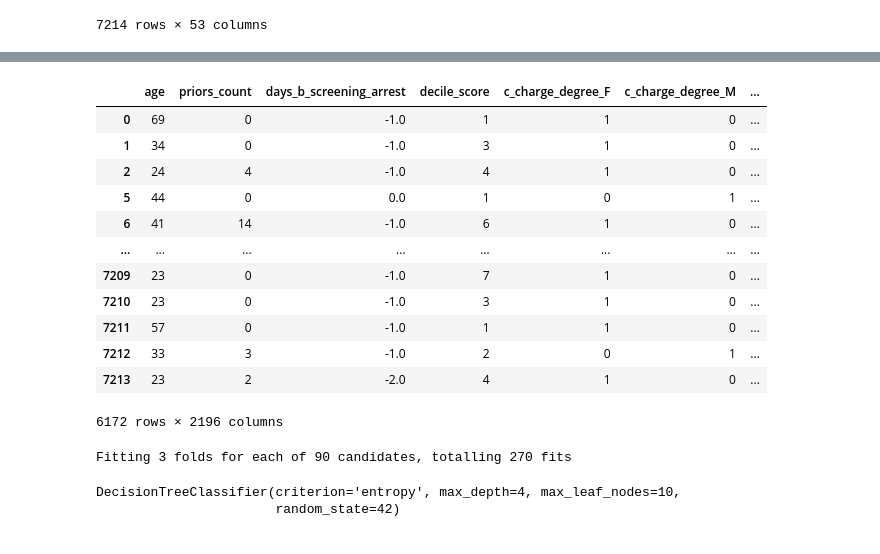
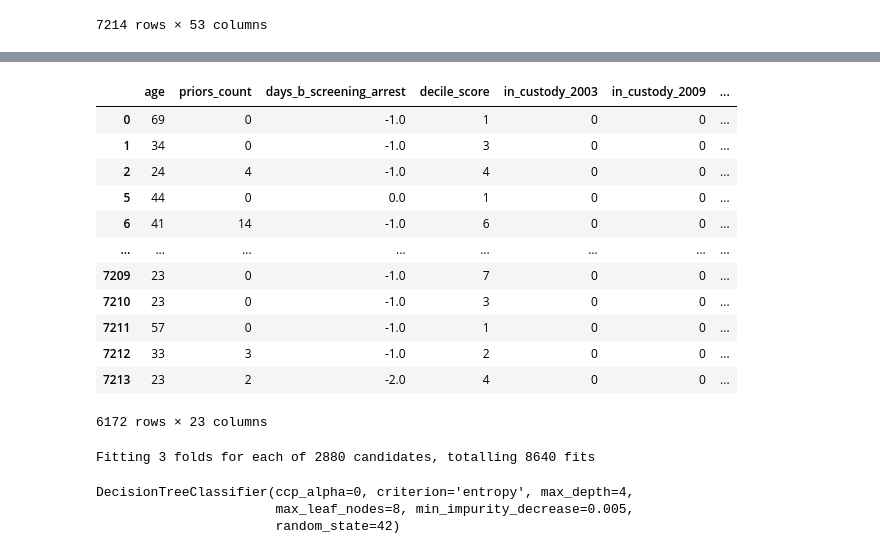
Before and after one commit to uknowwho/pafer, a Jupyter notebook: pafer-compas-other.ipynb, the cells around one changed output, grey strips where cells are left out. Drawn from its saved outputs; the diff is of its cells as text; code cells hidden in the pictures.

```diff
--- a/pafer-compas-other.ipynb
+++ b/pafer-compas-other.ipynb
@@ -52,18 +56,20 @@ compas_X = compas.drop("two_year_recid", axis=1)
 # %%
-compas_X = compas_X[["age", "race", "c_charge_degree", "age_cat", "score_text", "sex", "priors_count",
-                    "days_b_screening_arrest", "decile_score", "sex", "race", "in_custody", "out_custody"]]
+compas_X = compas_X[["age", "c_charge_degree", "age_cat", "score_text", "sex", "priors_count",
+                    "days_b_screening_arrest", "decile_score", "race", "in_custody", "out_custody"]]
 # %%
-# # convert dates to just years and numerical types
-# def date_to_justyear(date):
-#     if type(date) == str:
-#         return int(date[:4])
+# convert dates to just years and numerical types
+def date_to_justyear(date):
+    if type(date) == str:
+        return int(date[:4])
 
-#     return date
+    return date
 
-# for column in ["c_jail_in", "c_jail_out"]:
-#     compas_X[column] = compas_X[column].apply(func=date_to_justyear, convert_dtype=True)
+for column in ["in_custody", "out_custody"]:
+    compas_X[column] = compas_X[column].apply(func=date_to_justyear, convert_dtype=True)
 # %%
 # separate sensitive attributes
 compas_sex = compas_X["sex"]
 compas_race = compas_X["race"]
-compas_X = compas_X.drop(["race", "sex"], axis=1)
+compas_age = compas_X["age"]
+compas_age_cat = compas_X["age_cat"]
+compas_X = compas_X.drop(["race", "sex", "age", "age_cat"], axis=1)
@@ -70,18 +78,21 @@ compas_X = compas_X.drop(["race", "sex"], axis=1)
+# %%
+# impute the numerical missing values with the median
+compas_X = compas_X.fillna(compas_X.median())
 # %%
 # convert to one-hot-encoding
-compas_cat_X = pd.get_dummies(compas_X)
+compas_cat_X = pd.get_dummies(compas_X, columns=["in_custody", "out_custody", "c_charge_degree", "score_text"])
 compas_cat_X
 # %% [output]
-|  | age | priors_count | days_b_screening_arrest | decile_score | c_charge_degree_F | c_charge_degree_M | ... |
-| 0 | 69 | 0 | -1.0 | 1 | 1 | 0 | ... |
-| 1 | 34 | 0 | -1.0 | 3 | 1 | 0 | ... |
-| 2 | 24 | 4 | -1.0 | 4 | 1 | 0 | ... |
-| 5 | 44 | 0 | 0.0 | 1 | 0 | 1 | ... |
-| 6 | 41 | 14 | -1.0 | 6 | 1 | 0 | ... |
+|  | age | priors_count | days_b_screening_arrest | decile_score | in_custody_2003 | in_custody_2009 | ... |
+| 0 | 69 | 0 | -1.0 | 1 | 0 | 0 | ... |
+| 1 | 34 | 0 | -1.0 | 3 | 0 | 0 | ... |
+| 2 | 24 | 4 | -1.0 | 4 | 0 | 0 | ... |
+| 5 | 44 | 0 | 0.0 | 1 | 0 | 0 | ... |
+| 6 | 41 | 14 | -1.0 | 6 | 0 | 0 | ... |
 | ... | ... | ... | ... | ... | ... | ... | ... |
-| 7209 | 23 | 0 | -1.0 | 7 | 1 | 0 | ... |
-| 7210 | 23 | 0 | -1.0 | 3 | 1 | 0 | ... |
-| 7211 | 57 | 0 | -1.0 | 1 | 1 | 0 | ... |
-| 7212 | 33 | 3 | -1.0 | 2 | 0 | 1 | ... |
-| 7213 | 23 | 2 | -2.0 | 4 | 1 | 0 | ... |
+| 7209 | 23 | 0 | -1.0 | 7 | 0 | 0 | ... |
+| 7210 | 23 | 0 | -1.0 | 3 | 0 | 0 | ... |
+| 7211 | 57 | 0 | -1.0 | 1 | 0 | 0 | ... |
+| 7212 | 33 | 3 | -1.0 | 2 | 0 | 0 | ... |
+| 7213 | 23 | 2 | -2.0 | 4 | 0 | 0 | ... |
-6172 rows × 2196 columns
+6172 rows × 23 columns
@@ -99,16 +108,18 @@ compas_train_race, compas_test_race, compas_train_y, compas_test_y = train_test_
 # construct decision tree
 tree = DecisionTreeClassifier(random_state=42)
 
-parameter_grid={"criterion":["entropy"], "max_depth":[2, 3, 4],
+parameter_grid={"criterion":["entropy", "gini"], "max_depth":[2, 3, 4],
                 "max_features":["sqrt", None, "log2"],
-                "max_leaf_nodes":[3, 4, 5, 6, 7, 8, 9, 10, 11, 12]}
-tree_cv = GridSearchCV(tree, param_grid=parameter_grid, scoring='balanced_accuracy', n_jobs=2, cv=3, verbose=2)
+                "max_leaf_nodes":[3, 4, 5, 6, 7, 8, 9, 10, 11, 12], "ccp_alpha": [0, 0.01, 0.05, 0.1],
+               "min_impurity_decrease": [0.005, 0.01, 0.025, 0.05]}
+tree_cv = GridSearchCV(tree, param_grid=parameter_grid, scoring='balanced_accuracy', n_jobs=2, cv=3, verbose=1)
 tree_cv.fit(compas_train_cat_X, compas_train_y)
 best_tree = tree_cv.best_estimator_
 best_tree
 # %% [output]
-Fitting 3 folds for each of 90 candidates, totalling 270 fits
+Fitting 3 folds for each of 2880 candidates, totalling 8640 fits
-DecisionTreeClassifier(criterion='entropy', max_depth=4, max_leaf_nodes=10,
+DecisionTreeClassifier(ccp_alpha=0, criterion='entropy', max_depth=4,
+                       max_leaf_nodes=8, min_impurity_decrease=0.005,
                        random_state=42)
 # %%
 # confusion matrix / performance on testset
```
Also changed, not shown: parts of 31 cells of this notebook, 7 other files.
